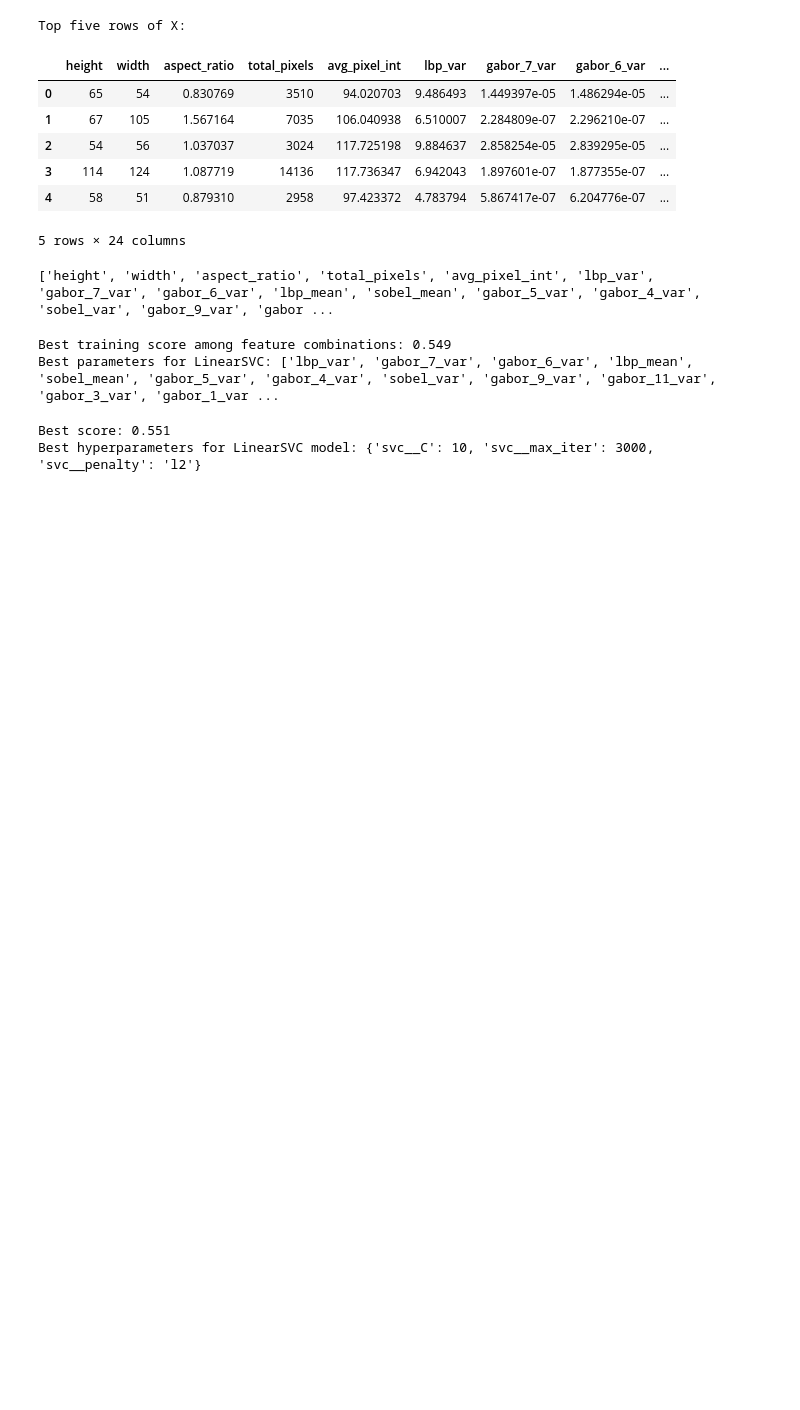
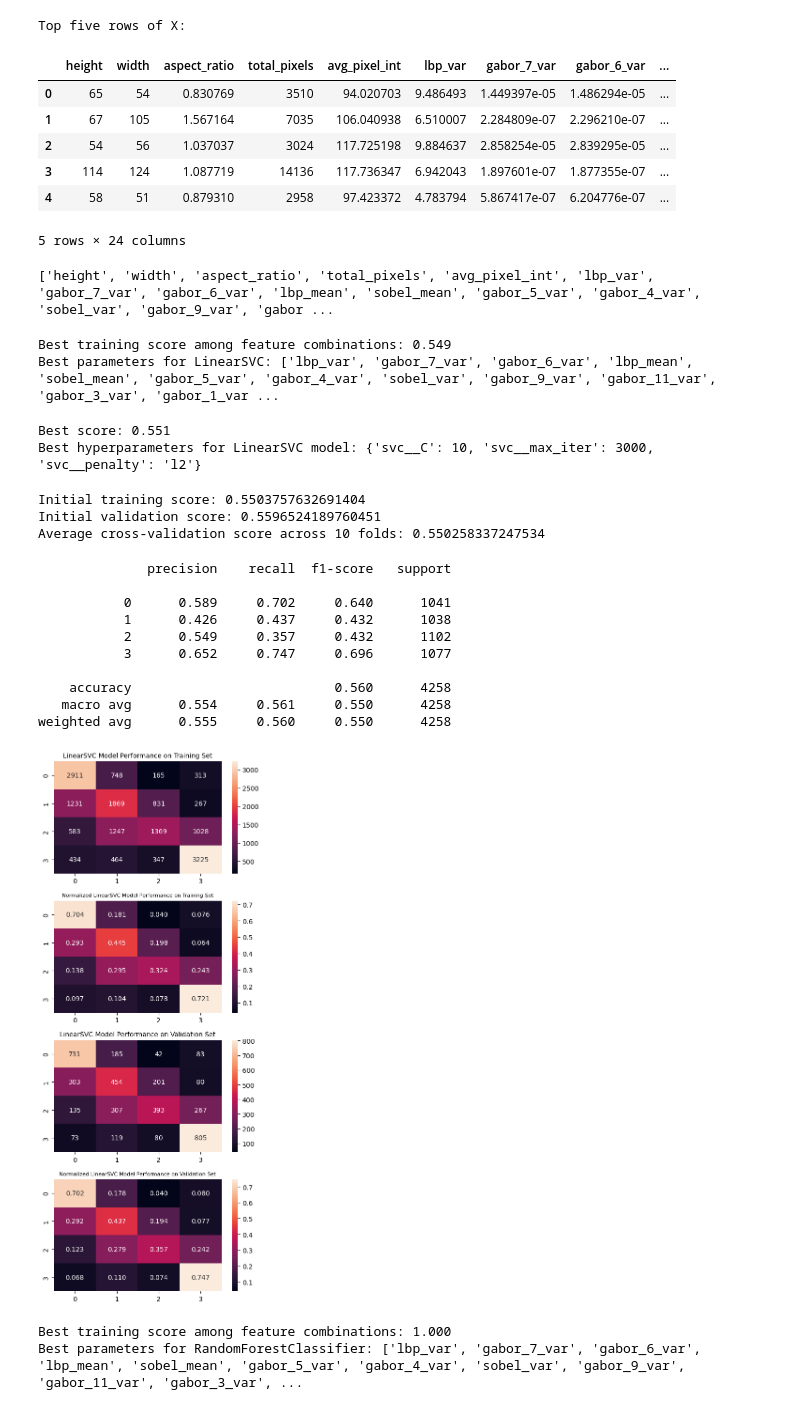
Before and after one commit to saltyjared/natural-disaster-classifier, a Jupyter notebook: 3039556665_3039559824_3039557146/analysis/Data_200S_Graduate_Project_Computer_Vision_Task_B.ipynb, the cells around one changed output. Cells and saved outputs as stored; diff of their text form; code cells hidden in the pictures; blank space fills up the shorter version.

Commit message:
Add (more) complete analysis and modeling for Task B

```diff
--- a/3039556665_3039559824_3039557146/analysis/Data_200S_Graduate_Project_Computer_Vision_Task_B.ipynb
+++ b/3039556665_3039559824_3039557146/analysis/Data_200S_Graduate_Project_Computer_Vision_Task_B.ipynb
@@ -393,3 +393,80 @@ print(f'Best hyperparameters for LinearSVC model: {grid_search.best_params_}')
 # %% [output]
 Best score: 0.551
 Best hyperparameters for LinearSVC model: {'svc__C': 10, 'svc__max_iter': 3000, 'svc__penalty': 'l2'}
+# %%
+optimal_pipe = Pipeline([('scaler', StandardScaler()),
+                         ('svc', LinearSVC(C=10, max_iter=3000))]) # default penalty is 'l2'
+
+X_train, X_val, y_train, y_val = train_test_split(best_X, y, test_size=0.2, random_state=42)
+optimal_pipe.fit(X_train, y_train)
+svc_train_preds = optimal_pipe.predict(X_train)
+svc_train_score = optimal_pipe.score(X_train, y_train)
+svc_val_preds = optimal_pipe.predict(X_val)
+svc_val_score = optimal_pipe.score(X_val, y_val)
+svc_cv_score = cross_val_score(optimal_pipe, best_X, y, cv=10)
+print(f'Initial training score: {svc_train_score}')
+print(f'Initial validation score: {svc_val_score}')
+print(f'Average cross-validation score across 10 folds: {svc_cv_score.mean()}')
+# %% [output]
+Initial training score: 0.5503757632691404
+Initial validation score: 0.5596524189760451
+Average cross-validation score across 10 folds: 0.550258337247534
+# %%
+print(classification_report(y_val, svc_val_preds, digits=3))
+
+plt.subplots(figsize=(5,12))
+
+plt.subplot(4, 1, 1)
+sns.heatmap(pd.DataFrame(confusion_matrix(y_train, svc_train_preds), index=[0, 1, 2, 3], columns=[0, 1, 2, 3]), fmt='.0f', annot=True)
+plt.title('LinearSVC Model Performance on Training Set', fontsize=10)
+
+plt.subplot(4, 1, 2)
+sns.heatmap(pd.DataFrame(confusion_matrix(y_train, svc_train_preds, normalize='true'),
+                         index=[0, 1, 2, 3], columns=[0, 1, 2, 3]), fmt='.3f', annot=True)
+plt.title('Normalized LinearSVC Model Performance on Training Set', fontsize=8)
+
+plt.subplot(4, 1, 3)
+sns.heatmap(pd.DataFrame(confusion_matrix(y_val, svc_val_preds), index=[0, 1, 2, 3], columns=[0, 1, 2, 3]), fmt='.0f', annot=True)
+plt.title('LinearSVC Model Performance on Validation Set', fontsize=10)
+
+plt.subplot(4, 1, 4)
+sns.heatmap(pd.DataFrame(confusion_matrix(y_val, svc_val_preds, normalize='true'),
+                         index=[0, 1, 2, 3], columns=[0, 1, 2, 3]), fmt='.3f', annot=True)
+plt.title('Normalized LinearSVC Model Performance on Validation Set', fontsize=8)
+
+plt.tight_layout()
+plt.show()
+# %% [output]
+              precision    recall  f1-score   support
+
+           0      0.589     0.702     0.640      1041
+           1      0.426     0.437     0.432      1038
+           2      0.549     0.357     0.432      1102
+           3      0.652     0.747     0.696      1077
+
+    accuracy                          0.560      4258
+   macro avg      0.554     0.561     0.550      4258
+weighted avg      0.555     0.560     0.550      4258
+[figure, added]
+# %%
+# RandomForestClassifier Feature Selection (runtime: ~8sec)
+def rfc_feature_selection(features):
+  feature_scores = []
+
+  for combo in features:
+    X_train, X_val, y_train, y_val = train_test_split(X[combo], y, test_size=0.2, random_state=42)
+    pipe = Pipeline([('scaler', StandardScaler()), ('rfc', RandomForestClassifier())])
+    feature_scores.append((combo, pipe.fit(X_train, y_train).score(X_train, y_train)))
+
+  return feature_scores
+
+feature_combinations = [X.columns[0:5].to_list(), X.columns[5:21].to_list(), X.columns[21:].to_list(), X.columns[0:21].to_list(), X.columns[5:].to_list(),
+                        X.columns[0:5].to_list()+X.columns[21:].to_list(), X.columns.to_list()]
+
+print(f'Best training score among feature combinations: {max(rfc_feature_selection(feature_combinations))[1]:.3f}')
+
+rfc_best_params = max(rfc_feature_selection(feature_combinations))[0]
+print(f'Best parameters for RandomForestClassifier: {rfc_best_params}')
+# %% [output]
+Best training score among feature combinations: 1.000
+Best parameters for RandomForestClassifier: ['lbp_var', 'gabor_7_var', 'gabor_6_var', 'lbp_mean', 'sobel_mean', 'gabor_5_var', 'gabor_4_var', 'sobel_var', 'gabor_9_var', 'gabor_11_var', 'gabor_3_var', ...
```
Also changed, not shown: parts of 3 cells of this notebook.
